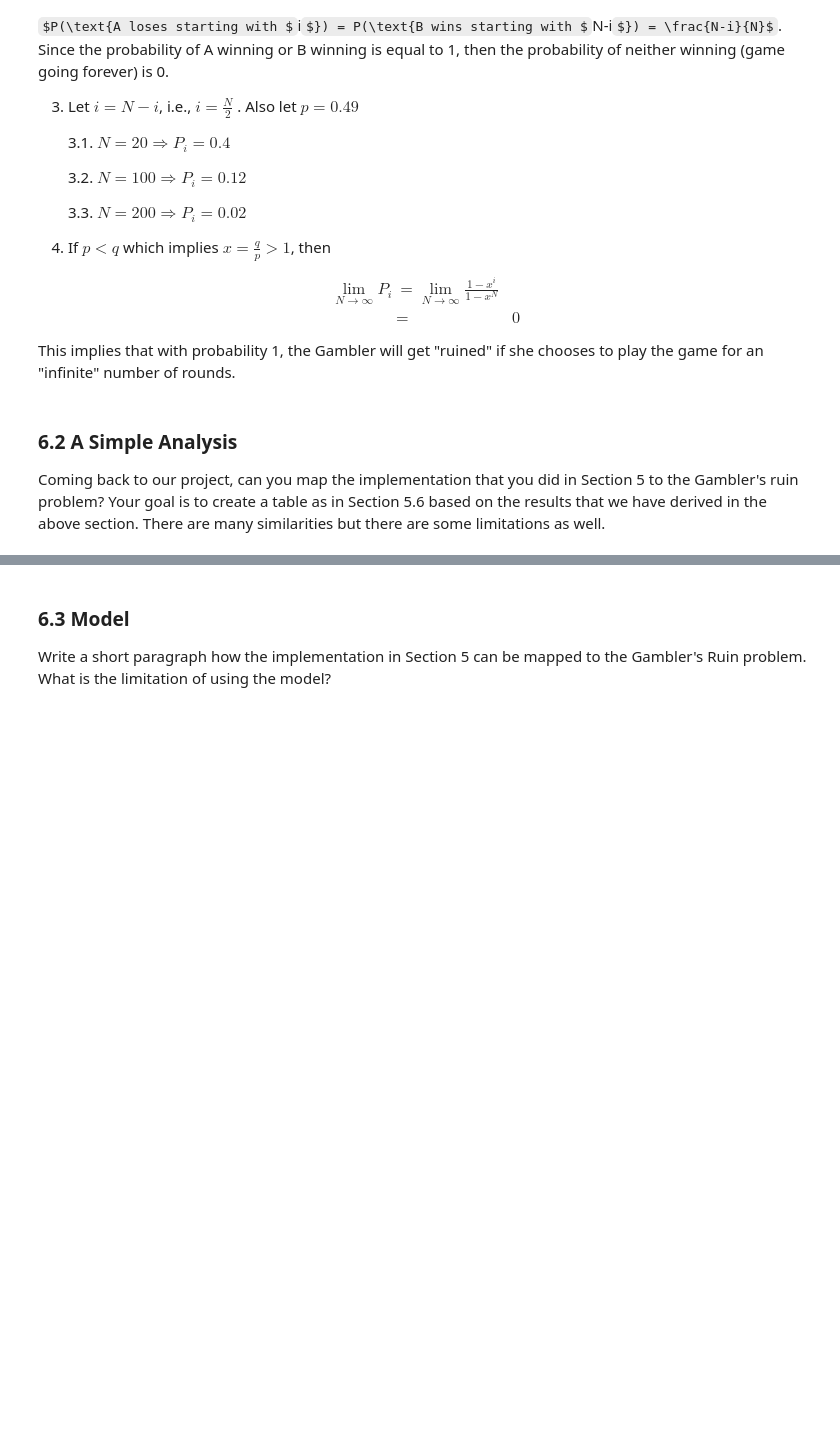
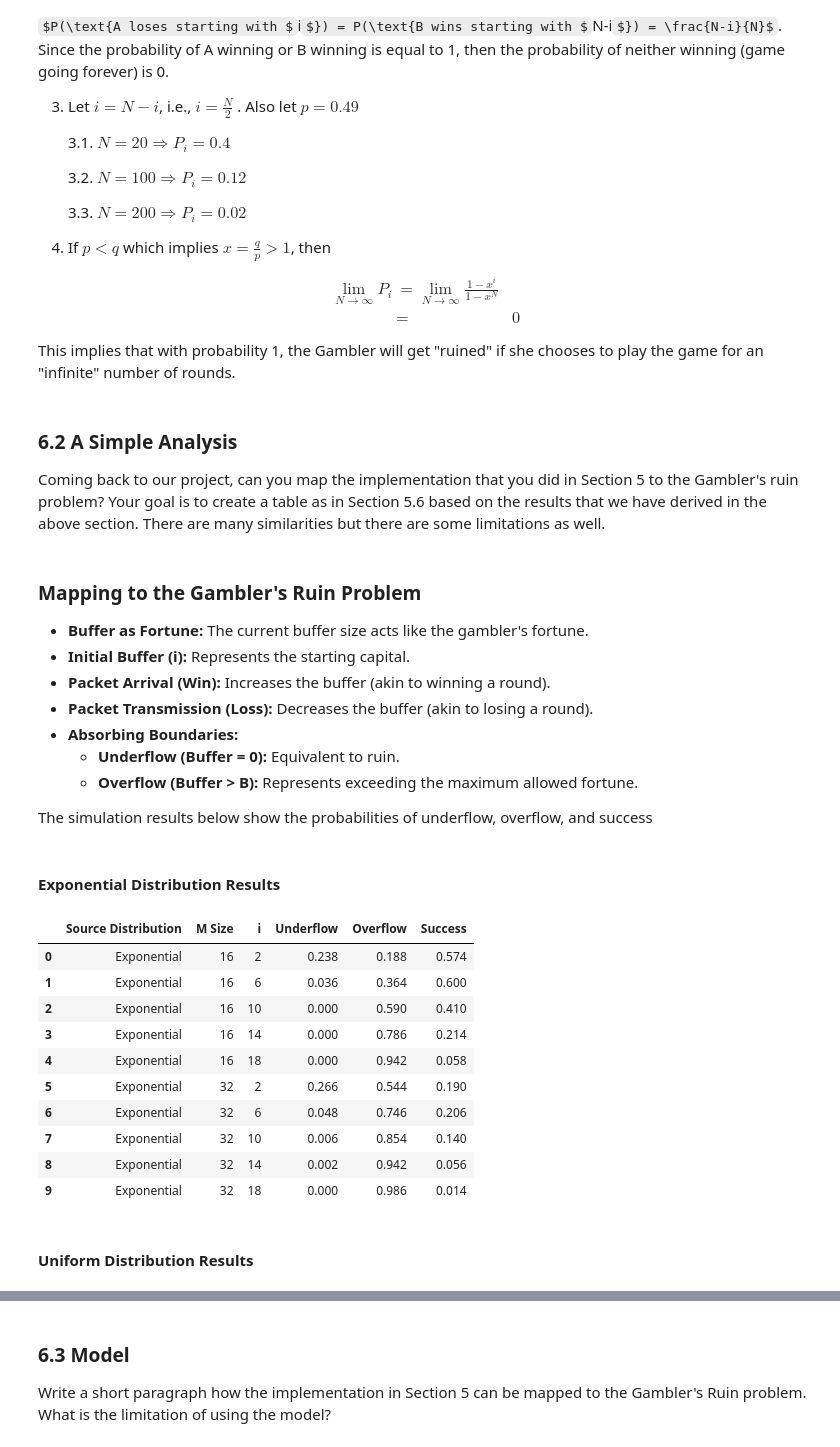
Before and after one commit to Donsven/132Project, a Jupyter notebook: ECS132_project_marcello.ipynb, the cells around one changed output, grey strips where cells are left out. Saved outputs shown, nothing was run; the diff lists cells and outputs as text; code cells hidden in the pictures; some formulas as TeX source; blank space fills up the shorter version.

```diff
--- a/ECS132_project_marcello.ipynb
+++ b/ECS132_project_marcello.ipynb
@@ -836,3 +845,76 @@ This implies that with probability 1, the Gambler will get "ruined" if she choos
 ### 6.2 A Simple Analysis
 
 Coming back to our project, can you map the implementation that you did in Section 5 to the Gambler's ruin problem? Your goal is to create a table as in Section 5.6 based on the results that we have derived in the above section. There are many similarities but there are some limitations as well.
+# %%
+import pandas as pd
+from IPython.display import display, Markdown
+
+explanation = """
+### Mapping to the Gambler's Ruin Problem
+
+- **Buffer as Fortune:** The current buffer size acts like the gambler's fortune.
+- **Initial Buffer (i):** Represents the starting capital.
+- **Packet Arrival (Win):** Increases the buffer (akin to winning a round).
+- **Packet Transmission (Loss):** Decreases the buffer (akin to losing a round).
+- **Absorbing Boundaries:**
+  - **Underflow (Buffer = 0):** Equivalent to ruin.
+  - **Overflow (Buffer > B):** Represents exceeding the maximum allowed fortune.
+
+The simulation results below show the probabilities of underflow, overflow, and success
+"""
+
+display(Markdown(explanation))
+
+# Exponential Distribution Results
+data_exp = {
+    "Source Distribution": ["Exponential"] * 10,
+    "M Size": [16, 16, 16, 16, 16, 32, 32, 32, 32, 32],
+    "i": [2, 6, 10, 14, 18, 2, 6, 10, 14, 18],
+    "Underflow": [0.238, 0.036, 0.000, 0.000, 0.000, 0.266, 0.048, 0.006, 0.002, 0.000],
+    "Overflow": [0.188, 0.364, 0.590, 0.786, 0.942, 0.544, 0.746, 0.854, 0.942, 0.986],
+    "Success": [0.574, 0.600, 0.410, 0.214, 0.058, 0.190, 0.206, 0.140, 0.056, 0.014]
+}
+df_exp = pd.DataFrame(data_exp)
+
+display(Markdown("#### Exponential Distribution Results"))
+display(df_exp)
+
+# Uniform Distribution Results
+data_uni = {
+    "Source Distribution": ["Uniform"] * 10,
+    "M Size": [16, 16, 16, 16, 16, 32, 32, 32, 32, 32],
+    "i": [2, 6, 10, 14, 18, 2, 6, 10, 14, 18],
+    "Underflow": [0.438, 0.020, 0.000, 0.000, 0.000, 0.592, 0.144, 0.034, 0.000, 0.000],
+    "Overflow": [0.000, 0.000, 0.006, 0.096, 0.438, 0.000, 0.000, 0.036, 0.170, 0.634],
+    "Success": [0.562, 0.980, 0.994, 0.904, 0.562, 0.408, 0.856, 0.930, 0.830, 0.366]
+}
+df_uni = pd.DataFrame(data_uni)
+
+display(Markdown("#### Uniform Distribution Results"))
+display(df_uni)
+# %% [output]
+
+### Mapping to the Gambler's Ruin Problem
+
+- **Buffer as Fortune:** The current buffer size acts like the gambler's fortune.
+- **Initial Buffer (i):** Represents the starting capital.
+- **Packet Arrival (Win):** Increases the buffer (akin to winning a round).
+- **Packet Transmission (Loss):** Decreases the buffer (akin to losing a round).
+- **Absorbing Boundaries:**
+  - **Underflow (Buffer = 0):** Equivalent to ruin.
+  - **Overflow (Buffer > B):** Represents exceeding the maximum allowed fortune.
+
+The simulation results below show the probabilities of underflow, overflow, and success
+#### Exponential Distribution Results
+|  | Source Distribution | M Size | i | Underflow | Overflow | Success |
+| 0 | Exponential | 16 | 2 | 0.238 | 0.188 | 0.574 |
+| 1 | Exponential | 16 | 6 | 0.036 | 0.364 | 0.600 |
+| 2 | Exponential | 16 | 10 | 0.000 | 0.590 | 0.410 |
+| 3 | Exponential | 16 | 14 | 0.000 | 0.786 | 0.214 |
+| 4 | Exponential | 16 | 18 | 0.000 | 0.942 | 0.058 |
+| 5 | Exponential | 32 | 2 | 0.266 | 0.544 | 0.190 |
+| 6 | Exponential | 32 | 6 | 0.048 | 0.746 | 0.206 |
+| 7 | Exponential | 32 | 10 | 0.006 | 0.854 | 0.140 |
+| 8 | Exponential | 32 | 14 | 0.002 | 0.942 | 0.056 |
+| 9 | Exponential | 32 | 18 | 0.000 | 0.986 | 0.014 |
+#### Uniform Distribution Results
```
Also changed, not shown: parts of 13 cells of this notebook, 5 other files.
